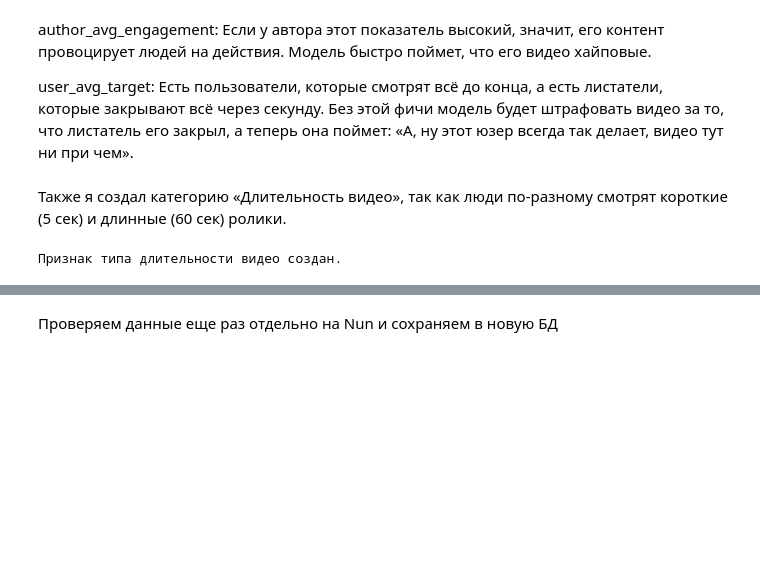
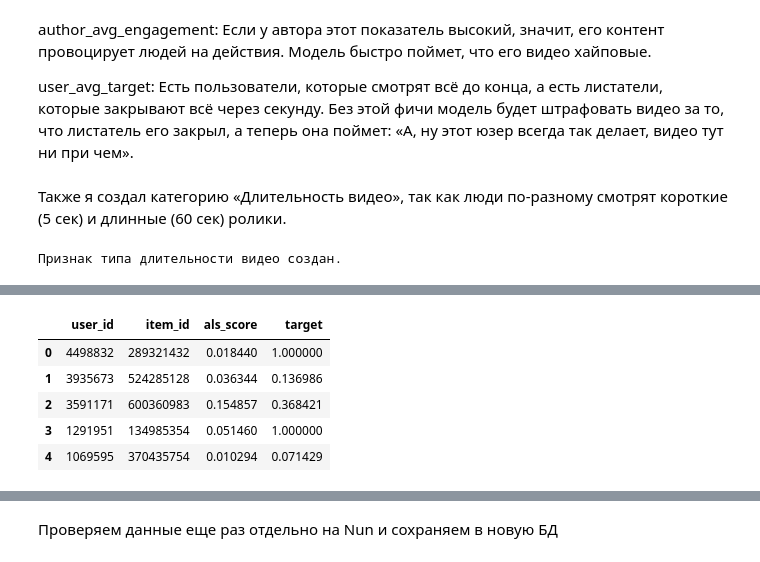
Before and after one commit to hsemlcourse/hseml-group-project-satarovvladimir-2, a Jupyter notebook: notebooks/02_feature_engineering.ipynb, the cells around one changed output, grey strips where cells are left out. Drawn from its saved outputs; the diff is of its cells as text; code cells hidden in the pictures; blank space fills up the shorter version.

```diff
--- a/notebooks/02_feature_engineering.ipynb
+++ b/notebooks/02_feature_engineering.ipynb
@@ -145,0 +173,78 @@ df = create_video_type_features(df)
+# %%
+import implicit
+from scipy.sparse import csr_matrix
+import pickle
+import os
+import numpy as np
+
+def apply_als_decomposition(df):
+    print("Запуск ALS разложения...")
+
+    # 1. Кодируем в плотные индексы
+    df['user_id_idx'] = df['user_id'].astype('category').cat.codes
+    df['item_id_idx'] = df['item_id'].astype('category').cat.codes
+
+    # 2. Строим разреженную матрицу
+    print("Сборка разреженной матрицы взаимодействий...")
+    sparse_user_item = csr_matrix((df['target'], (df['user_id_idx'], df['item_id_idx'])))
+
+    # 3. Инициализация и обучение
+    print("Обучение модели ALS (Latent Factors = 32)...")
+    model_als = implicit.als.AlternatingLeastSquares(
+        factors=32,
+        iterations=15,
+        regularization=0.1,
+        random_state=42
+    )
+    model_als.fit(sparse_user_item)
+
+    # 4. Сохраняем модель
+    MODELS_DIR = '../models/'
+    os.makedirs(MODELS_DIR, exist_ok=True)
+    with open(os.path.join(MODELS_DIR, 'als_model.pkl'), 'wb') as f:
+        pickle.dump(model_als, f)
+    print("Модель ALS успешно сохранена.")
+
+    # 5. Извлекаем скрытые факторы
+    user_factors = model_als.user_factors
+    item_factors = model_als.item_factors
+
+    # 6. ОПТИМИЗИРОВАННЫЙ РАСЧЕТ БАТЧАМИ (Память больше не упадет)
+    print("Расчет финального признака als_score (батч-режим)...")
+
+    # Создаем пустой массив нужного размера под результаты
+    als_scores = np.zeros(len(df), dtype=np.float32)
+
+    # Размер кусочка, который обрабатываем за раз
+    batch_size = 500000
+
+    # Переводим индексы в numpy-массивы для максимального ускорения
+    u_idx = df['user_id_idx'].values
+    i_idx = df['item_id_idx'].values
+
+    for start_idx in range(0, len(df), batch_size):
+        end_idx = start_idx + batch_size
+
+        # Вырезаем кусочек индексов для текущего батча
+        batch_u = u_idx[start_idx:end_idx]
+        batch_i = i_idx[start_idx:end_idx]
+
+        # Считаем скалярное произведение только для этого кусочка
+        batch_score = (user_factors[batch_u] * item_factors[batch_i]).sum(axis=1)
+
+        # Записываем результат на свое место
+        als_scores[start_idx:end_idx] = batch_score
+
+    # Записываем готовый массив обратно в DataFrame
+    df['als_score'] = als_scores
+
+    # 7. Удаляем временные индексные столбцы
+    df = df.drop(columns=['user_id_idx', 'item_id_idx'])
+
+    print("ALS фича успешно создана и добавлена в датасет.")
+    return df
+
+# Запускаем функцию
+df = apply_als_decomposition(df)
+display(df[['user_id', 'item_id', 'als_score', 'target']].head())
+# %% [output]
@@ -145,0 +257,6 @@ df = create_video_type_features(df)
+|  | user_id | item_id | als_score | target |
+| 0 | 4498832 | 289321432 | 0.018440 | 1.000000 |
+| 1 | 3935673 | 524285128 | 0.036344 | 0.136986 |
+| 2 | 3591171 | 600360983 | 0.154857 | 0.368421 |
+| 3 | 1291951 | 134985354 | 0.051460 | 1.000000 |
+| 4 | 1069595 | 370435754 | 0.010294 | 0.071429 |
```
Also changed, not shown: parts of 9 cells of this notebook, 12 other files.
